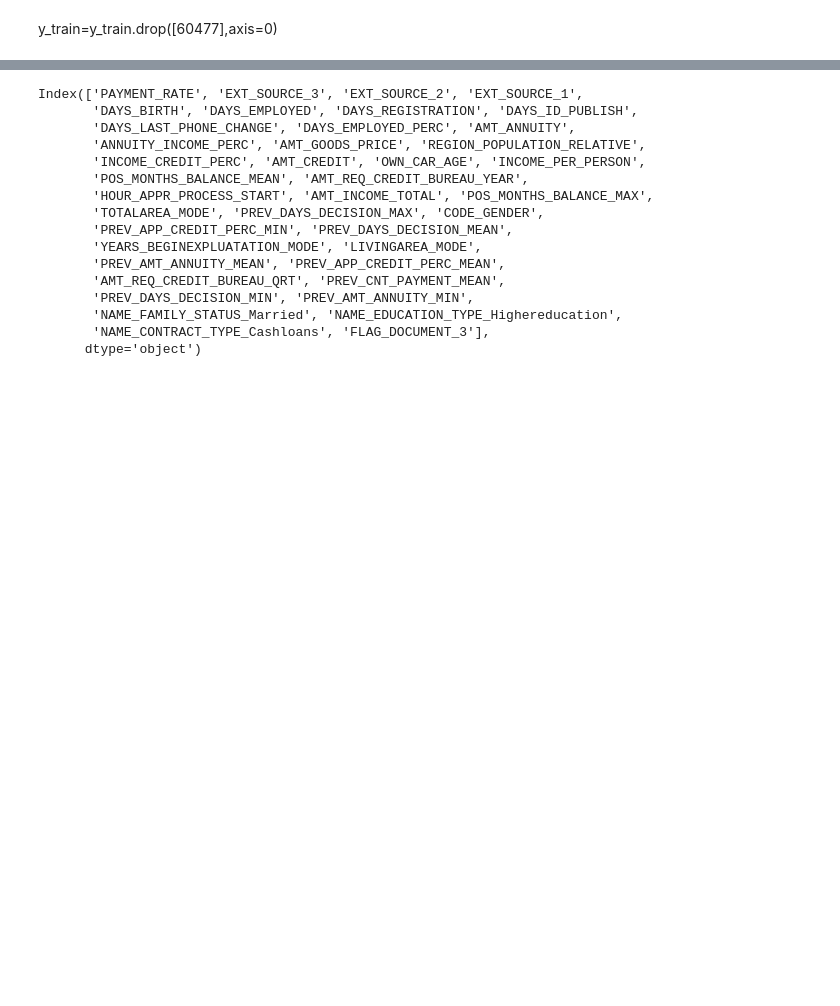
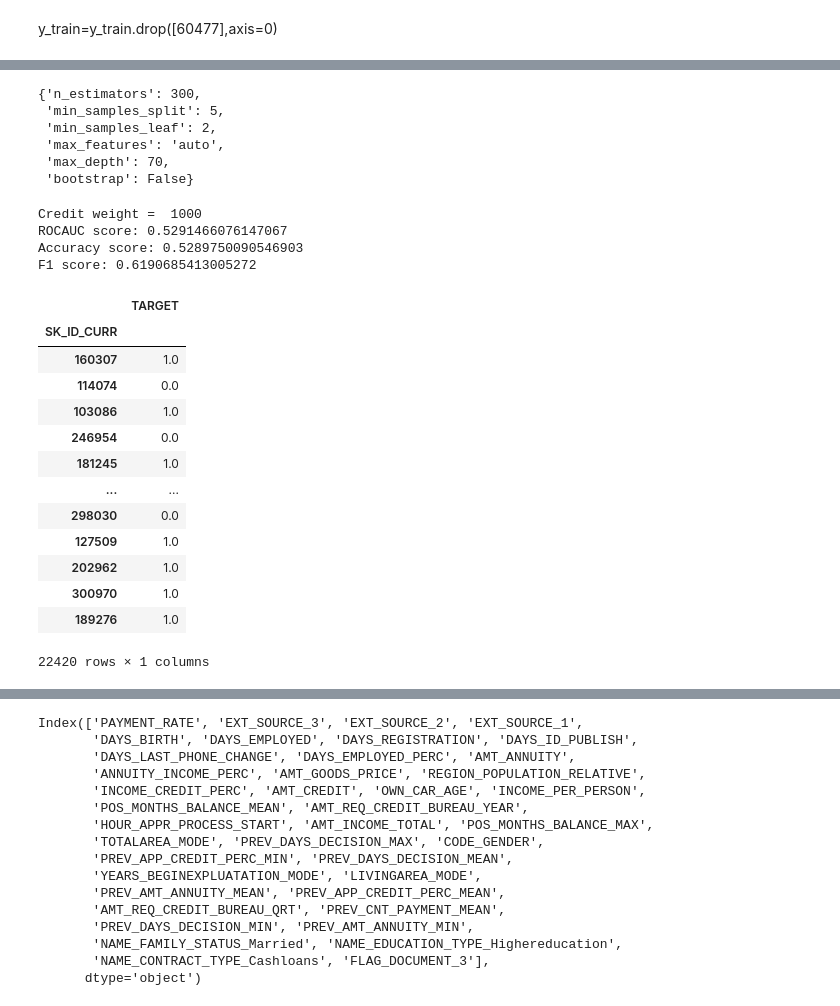
Before and after one commit to theophild/Projet7, a Jupyter notebook: P7_Code.ipynb, the cells around one changed output, grey strips where cells are left out. Saved outputs shown, nothing was run; the diff lists cells and outputs as text; code cells hidden in the pictures; blank space fills up the shorter version.

```diff
--- a/P7_Code.ipynb
+++ b/P7_Code.ipynb
@@ -1198,3 +1284,45 @@ F1 score: 0.41723989681857265
+# %%
+rf_random.best_params_
+# %% [output]
+{'n_estimators': 300,
+ 'min_samples_split': 5,
+ 'min_samples_leaf': 2,
+ 'max_features': 'auto',
+ 'max_depth': 70,
+ 'bootstrap': False}
+# %%
+class_weights[1]=10
+rf_model = RandomForestClassifier(class_weight=class_weights, n_estimators=300, min_samples_split=5, min_samples_leaf=2, max_features='auto',max_depth=70, bootstrap=False)
+
+rf_model.fit(X_train_re, y_train['TARGET'])
+
+rf_predict = rf_model.predict(X_test_re)# check performance
+print('Credit weight = ',i)
+print('ROCAUC score:',roc_auc_score(y_test, rf_predict))
+print('Accuracy score:',accuracy_score(y_test, rf_predict))
+print('F1 score:',f1_score(y_test, rf_predict),'\n')
+# %% [output]
+Credit weight =  1000
+ROCAUC score: 0.5291466076147067
+Accuracy score: 0.5289750090546903
+F1 score: 0.6190685413005272
+# %%
+y_train
+# %% [output]
+|  | TARGET |
+| SK_ID_CURR |  |
+| 160307 | 1.0 |
+| 114074 | 0.0 |
+| 103086 | 1.0 |
+| 246954 | 0.0 |
+| 181245 | 1.0 |
+| ... | ... |
+| 298030 | 0.0 |
+| 127509 | 1.0 |
+| 202962 | 1.0 |
+| 300970 | 1.0 |
+| 189276 | 1.0 |
+22420 rows × 1 columns
 # %%
 rf_model.feature_importances_
 # %% [output]
```
Also changed, not shown: parts of 21 cells of this notebook.
